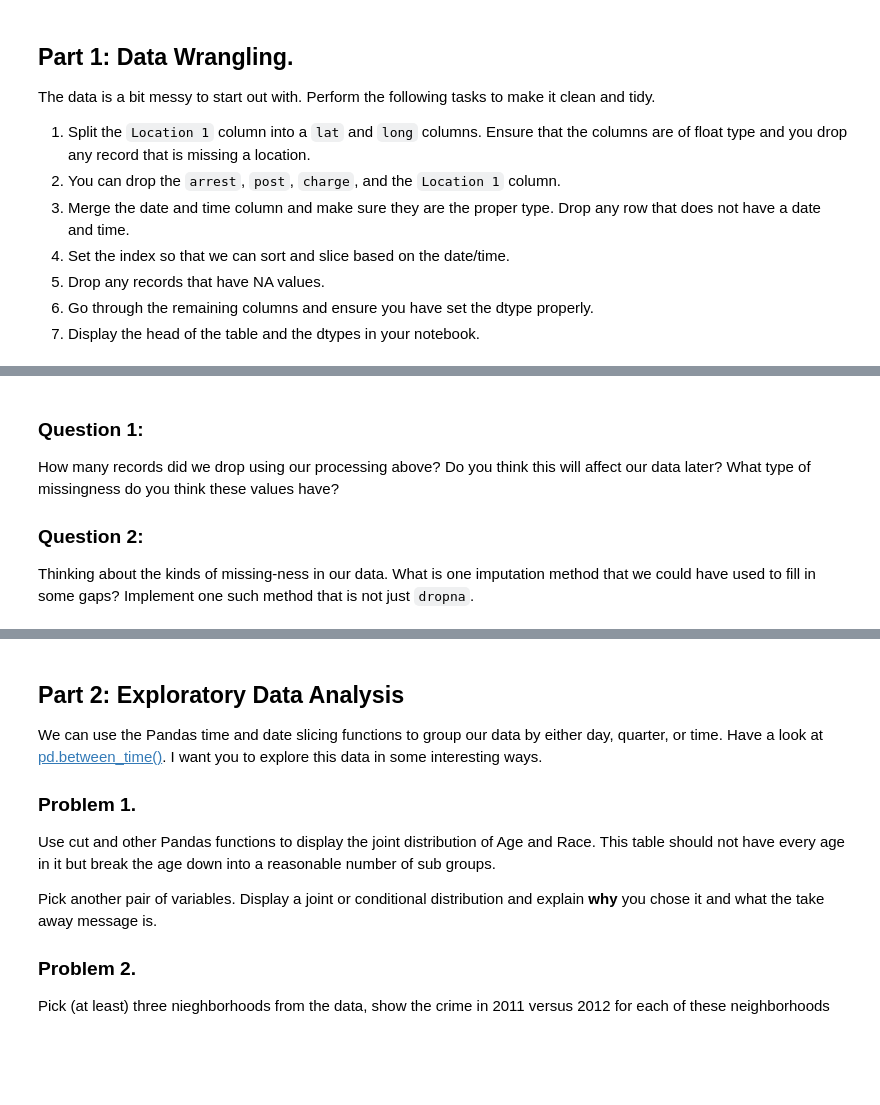
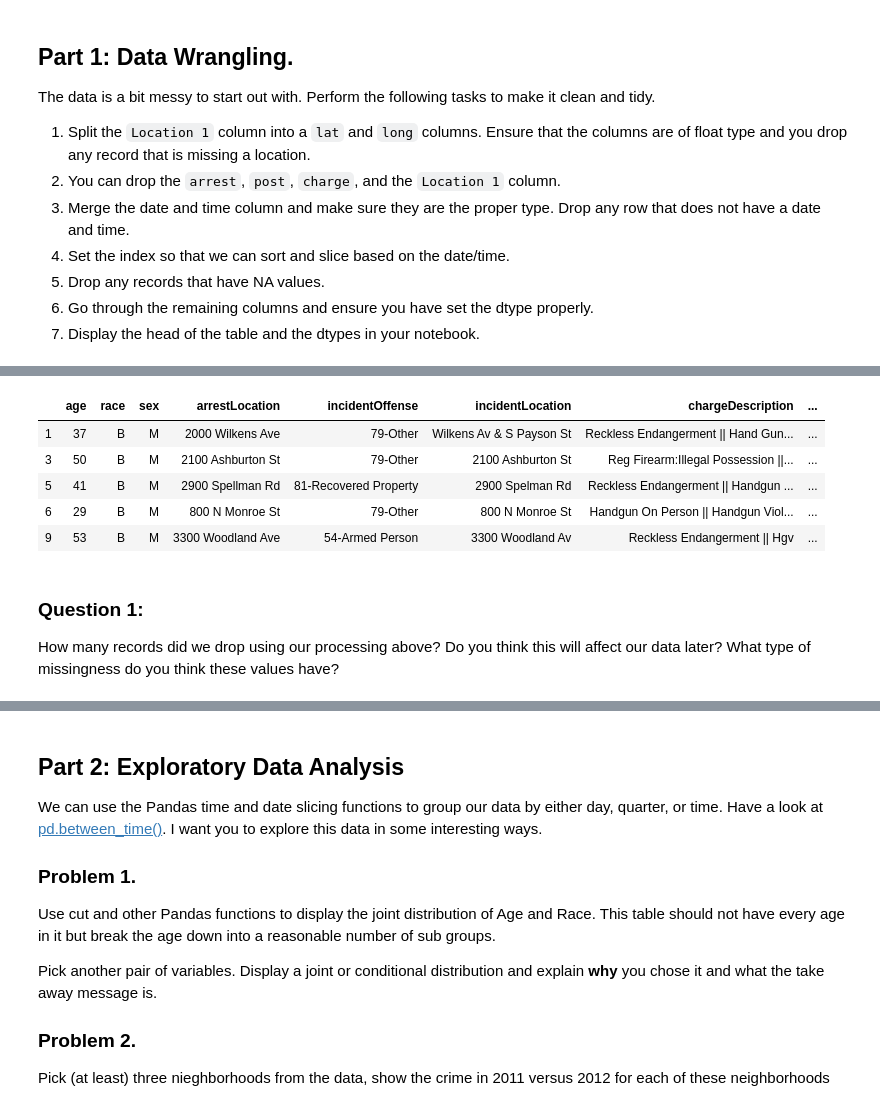
Before and after one commit to thegerrit/data_science, a Jupyter notebook: project3/Project3.ipynb, the cells around one changed output, grey strips where cells are left out. Drawn from its saved outputs; the diff is of its cells as text; code cells hidden in the pictures; blank space fills up the shorter version.

Commit message:
almost finished part 1. imputation in progress

```diff
--- a/project3/Project3.ipynb
+++ b/project3/Project3.ipynb
@@ -67,0 +107,6 @@ TypeError: ufunc 'isfinite' not supported for the input types, and the inputs co
+# %%
+#set index as datetimes
+raw_df.set_index(keys = "arrestDateTime")
+
+# check that all columns have the correct dtype
+raw_df.dtypes
@@ -68,6 +127,13 @@ TypeError: ufunc 'isfinite' not supported for the input types, and the inputs co
+# %%
+# display dataframe
+raw_df.head()
+# %% [output]
+|  | age | race | sex | arrestLocation | incidentOffense | incidentLocation | chargeDescription | ... |
+| 1 | 37 | B | M | 2000 Wilkens Ave | 79-Other | Wilkens Av & S Payson St | Reckless Endangerment || Hand Gun... | ... |
+| 3 | 50 | B | M | 2100 Ashburton St | 79-Other | 2100 Ashburton St | Reg Firearm:Illegal Possession ||... | ... |
+| 5 | 41 | B | M | 2900 Spellman Rd | 81-Recovered Property | 2900 Spelman Rd | Reckless Endangerment || Handgun ... | ... |
+| 6 | 29 | B | M | 800 N Monroe St | 79-Other | 800 N Monroe St | Handgun On Person || Handgun Viol... | ... |
+| 9 | 53 | B | M | 3300 Woodland Ave | 54-Armed Person | 3300 Woodland Av | Reckless Endangerment || Hgv | ... |
 # %% [markdown]
 ### Question 1:
 How many records did we drop using our processing above?  Do you think this will affect our data later?  What type of missingness do you think these values have?
-
-### Question 2:
-Thinking about the kinds of missing-ness in our data.  What is one imputation method that we could have used to fill in some gaps?  Implement one such method that is not just `dropna`.
```
Also changed, not shown: parts of 9 cells of this notebook.
